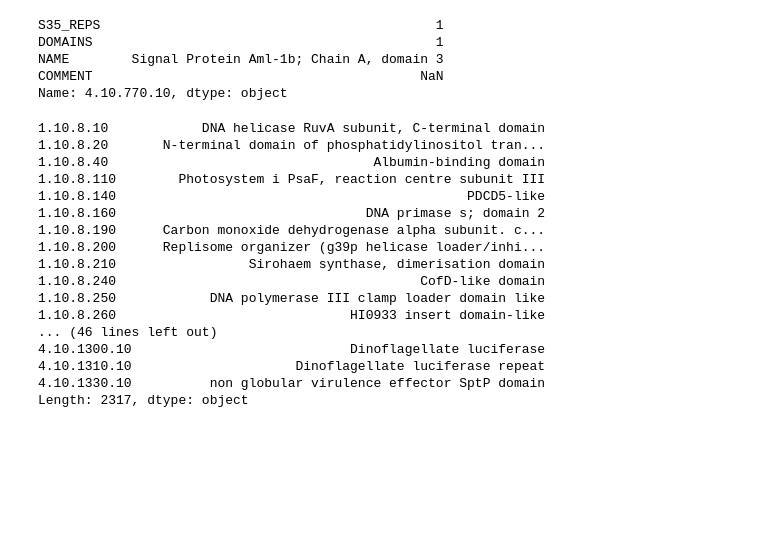
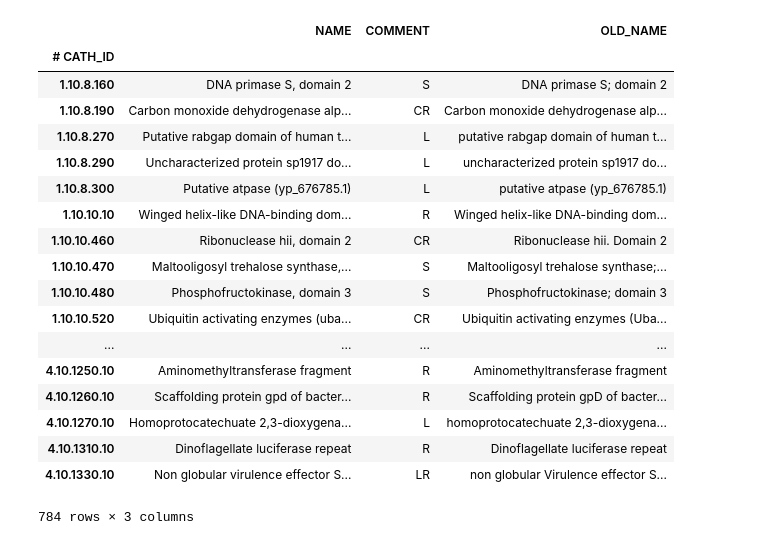
Before and after one commit to CATH-summer-2018/SFAM-renaming, a Jupyter notebook: capitals.ipynb, the cells around one changed output. Cells and saved outputs as stored; diff of their text form; code cells hidden in the pictures; blank space fills up the shorter version.

```diff
--- a/capitals.ipynb
+++ b/capitals.ipynb
@@ -12,15 +14,2 @@ df = pd.read_csv("./parsed_list.txt", sep='\t',index_col=0)
 df = df.dropna()
 df['COMMENT'] = np.nan
-# %%
-acronRegex = re.compile(r'\w*[A-Z]\w*[A-Z]\w*|C-[T|t]erminal|N-[T|t]erminal')
-# %%
-new_column = pd.Series()
-for sfam in df.itertuples():
-    l = sfam.NAME.split()
-    new_name = [l[0]]
-    for word in l[1:]:
-        if acronRegex.search(word):
-            new_name.append(word)
-        else:
-            new_name.append(word.lower())
-    new_column[sfam.Index] = " ".join(new_name)
@@ -68,28 +15,0 @@ df[df['NAME'].str.contains("Protein")]
-# %%
-df.loc['4.10.770.10']
-# %% [output]
-S35_REPS                                           1
-DOMAINS                                            1
-NAME        Signal Protein Aml-1b; Chain A, domain 3
-COMMENT                                          NaN
-Name: 4.10.770.10, dtype: object
-# %%
-new_column
-# %% [output]
-1.10.8.10            DNA helicase RuvA subunit, C-terminal domain
-1.10.8.20       N-terminal domain of phosphatidylinositol tran...
-1.10.8.40                                  Albumin-binding domain
-1.10.8.110        Photosystem i PsaF, reaction centre subunit III
-1.10.8.140                                             PDCD5-like
-1.10.8.160                                DNA primase s; domain 2
-1.10.8.190      Carbon monoxide dehydrogenase alpha subunit. c...
-1.10.8.200      Replisome organizer (g39p helicase loader/inhi...
-1.10.8.210                 Sirohaem synthase, dimerisation domain
-1.10.8.240                                       CofD-like domain
-1.10.8.250            DNA polymerase III clamp loader domain like
-1.10.8.260                              HI0933 insert domain-like
-... (46 lines left out)
-4.10.1300.10                            Dinoflagellate luciferase
-4.10.1310.10                     Dinoflagellate luciferase repeat
-4.10.1330.10          non globular virulence effector SptP domain
-Length: 2317, dtype: object
@@ -95,0 +63,34 @@ Length: 2317, dtype: object
+# %%
+def implement_replacements(df):
+    ret_df = df[['NAME','COMMENT']]
+    ret_df['OLD_NAME'] = ret_df['NAME']
+    for f in [run_rename, semicolon, lowercase_start, other_stop, trailing_stop]:
+        r, c = f(ret_df)
+        ret_df['NAME'] = r.combine_first(ret_df['NAME'])
+        ret_df['COMMENT'] = c.combine(ret_df['COMMENT'], lambda c, r:str(c)+str(r))
+    ret_df['COMMENT'] = ret_df["COMMENT"].str.replace("nan", '')
+    return ret_df.replace('', np.nan, regex=True)
+# %%
+t = implement_replacements(df)
+# %%
+t.dropna()
+# %% [output]
+|  | NAME | COMMENT | OLD_NAME |
+| # CATH_ID |  |  |  |
+| 1.10.8.160 | DNA primase S, domain 2 | S | DNA primase S; domain 2 |
+| 1.10.8.190 | Carbon monoxide dehydrogenase alp... | CR | Carbon monoxide dehydrogenase alp... |
+| 1.10.8.270 | Putative rabgap domain of human t... | L | putative rabgap domain of human t... |
+| 1.10.8.290 | Uncharacterized protein sp1917 do... | L | uncharacterized protein sp1917 do... |
+| 1.10.8.300 | Putative atpase (yp_676785.1) | L | putative atpase (yp_676785.1) |
+| 1.10.10.10 | Winged helix-like DNA-binding dom... | R | Winged helix-like DNA-binding dom... |
+| 1.10.10.460 | Ribonuclease hii, domain 2 | CR | Ribonuclease hii. Domain 2 |
+| 1.10.10.470 | Maltooligosyl trehalose synthase,... | S | Maltooligosyl trehalose synthase;... |
+| 1.10.10.480 | Phosphofructokinase, domain 3 | S | Phosphofructokinase; domain 3 |
+| 1.10.10.520 | Ubiquitin activating enzymes (uba... | CR | Ubiquitin activating enzymes (Uba... |
+| ... | ... | ... | ... |
+| 4.10.1250.10 | Aminomethyltransferase fragment | R | Aminomethyltransferase fragment |
+| 4.10.1260.10 | Scaffolding protein gpd of bacter... | R | Scaffolding protein gpD of bacter... |
+| 4.10.1270.10 | Homoprotocatechuate 2,3-dioxygena... | L | homoprotocatechuate 2,3-dioxygena... |
+| 4.10.1310.10 | Dinoflagellate luciferase repeat | R | Dinoflagellate luciferase repeat |
+| 4.10.1330.10 | Non globular virulence effector S... | LR | non globular Virulence effector S... |
+784 rows × 3 columns
```
Also changed, not shown: parts of 5 cells of this notebook, 4 other files.
